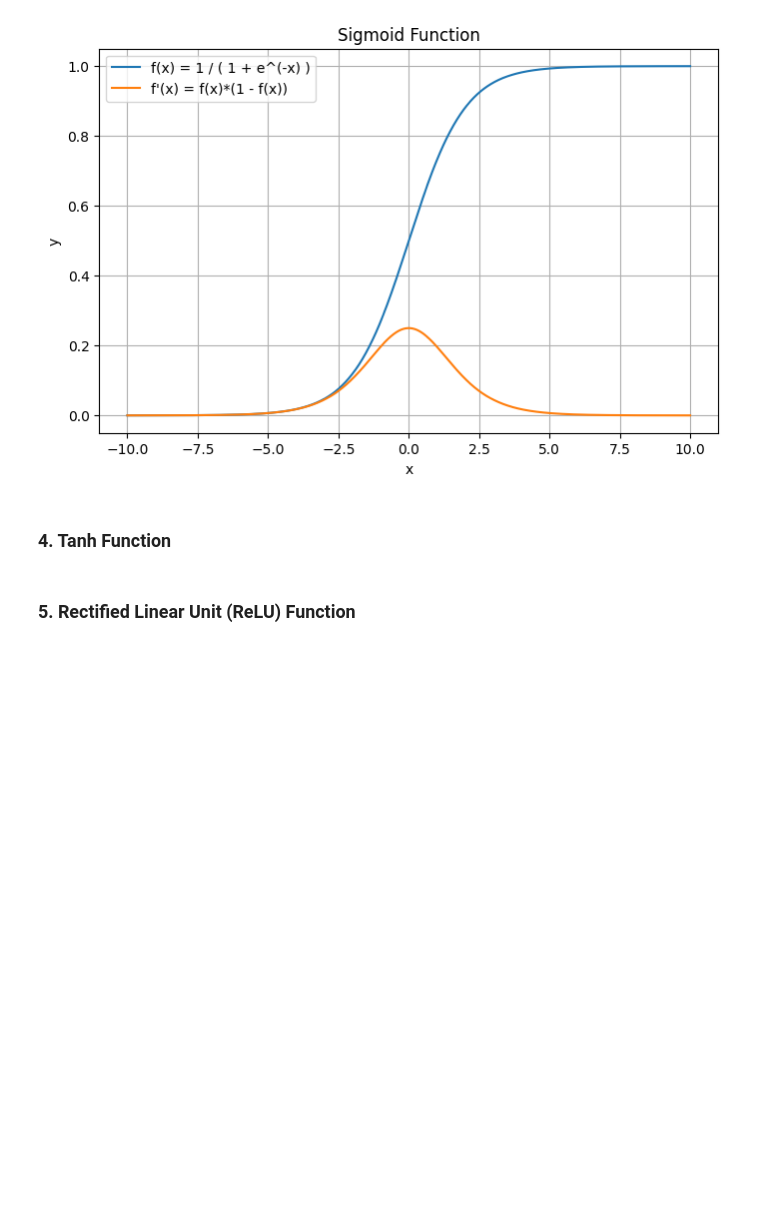
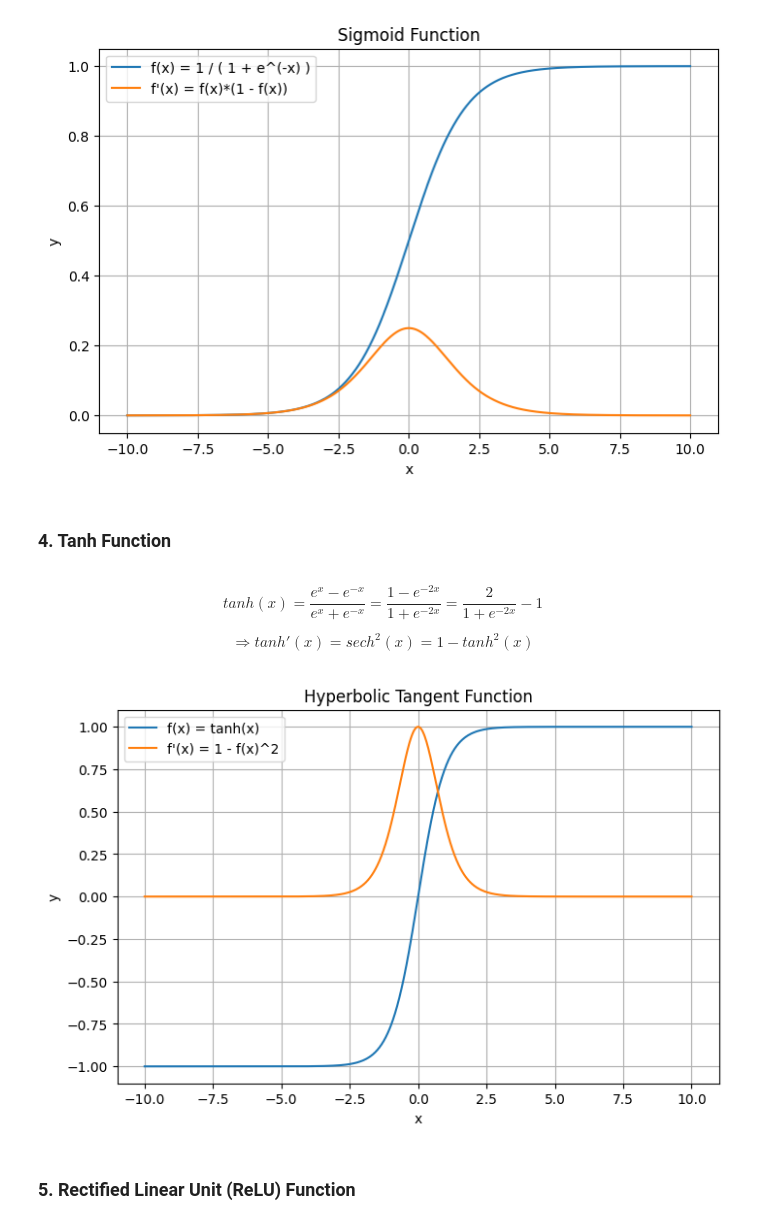
Before and after one commit to ikabrain/UCS761-Deep-Learning-Lab, a Jupyter notebook: DL_assign5.ipynb, the cells around one changed output. Drawn from its saved outputs; the diff is of its cells as text; code cells hidden in the pictures; blank space fills up the shorter version.

Commit message:
feat(assign5): implement tanh fn

```diff
--- a/DL_assign5.ipynb
+++ b/DL_assign5.ipynb
@@ -161,6 +161,39 @@ plt.show()
 [figure]
 # %% [markdown]
 ### 4. Tanh Function
+# %% [markdown]
+$$
+    tanh(x)
+    = \frac{e^{x} - e^{-x}}{e^{x} + e^{-x}}
+    = \frac{1 - e^{-2x}}{1 + e^{-2x}}
+    = \frac{2}{1 + e^{-2x}} - 1
+$$
+
+$$
+    \Rightarrow
+    tanh'(x) = sech^{2}(x) = 1 - tanh^{2}(x)
+$$
+# %%
+class Tanh(Activation):
+    def forward(self, X):
+        self.X = X
+        return np.tanh(X).astype(np.float32)
+
+    def derivative(self, X=None):
+        if X is None:
+            X = self.X
+        T = np.tanh(X)
+        return (1 - T**2).astype(np.float32)
+
+    def backward(self, dA):
+        return dA * self.derivative()
+# %%
+plt.figure(figsize=(8, 5))
+tanh = Tanh()
+tanh.plot(-10, 10, 1000, "Hyperbolic Tangent Function", "f(x) = tanh(x)", "f'(x) = 1 - f(x)^2")
+plt.show()
+# %% [output]
+[figure, added]
 # %% [markdown]
 ### 5. Rectified Linear Unit (ReLU) Function
 # %% [markdown]
```
